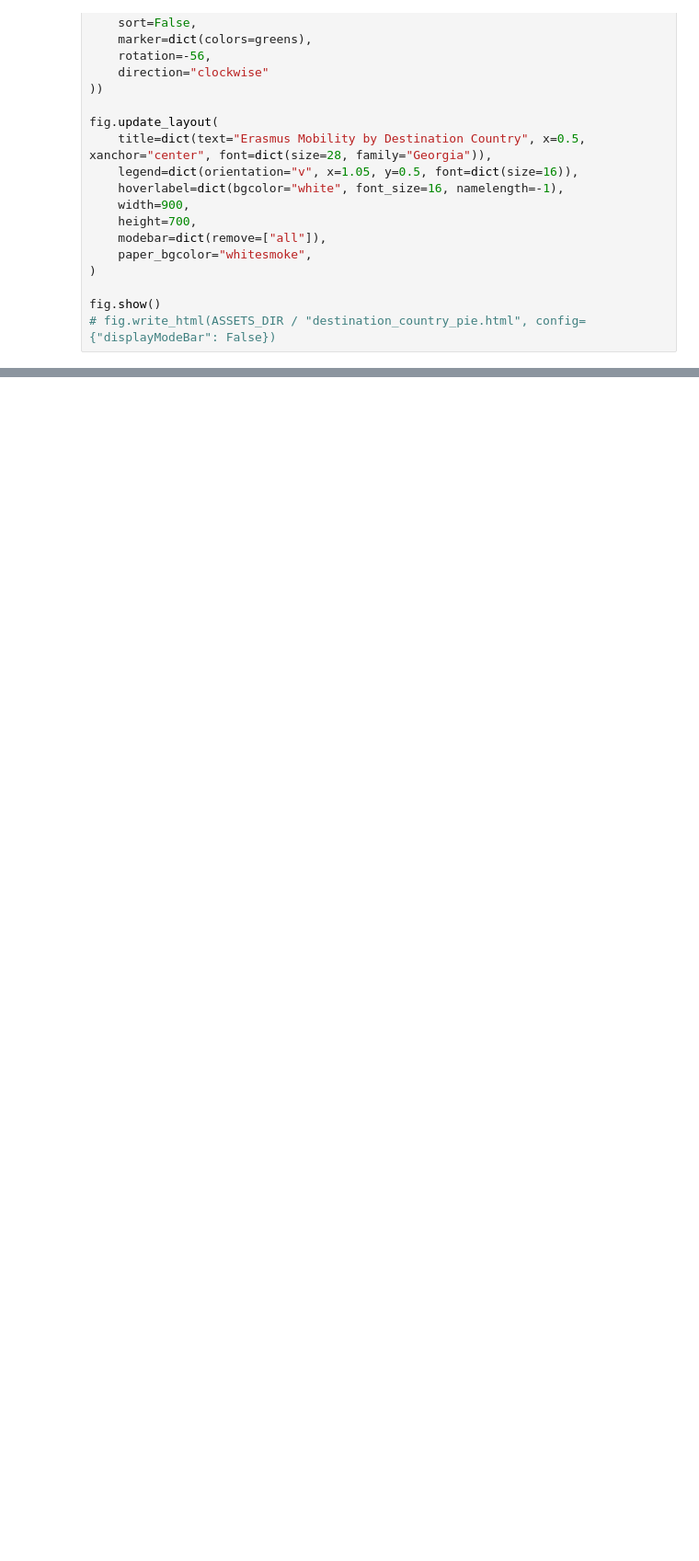
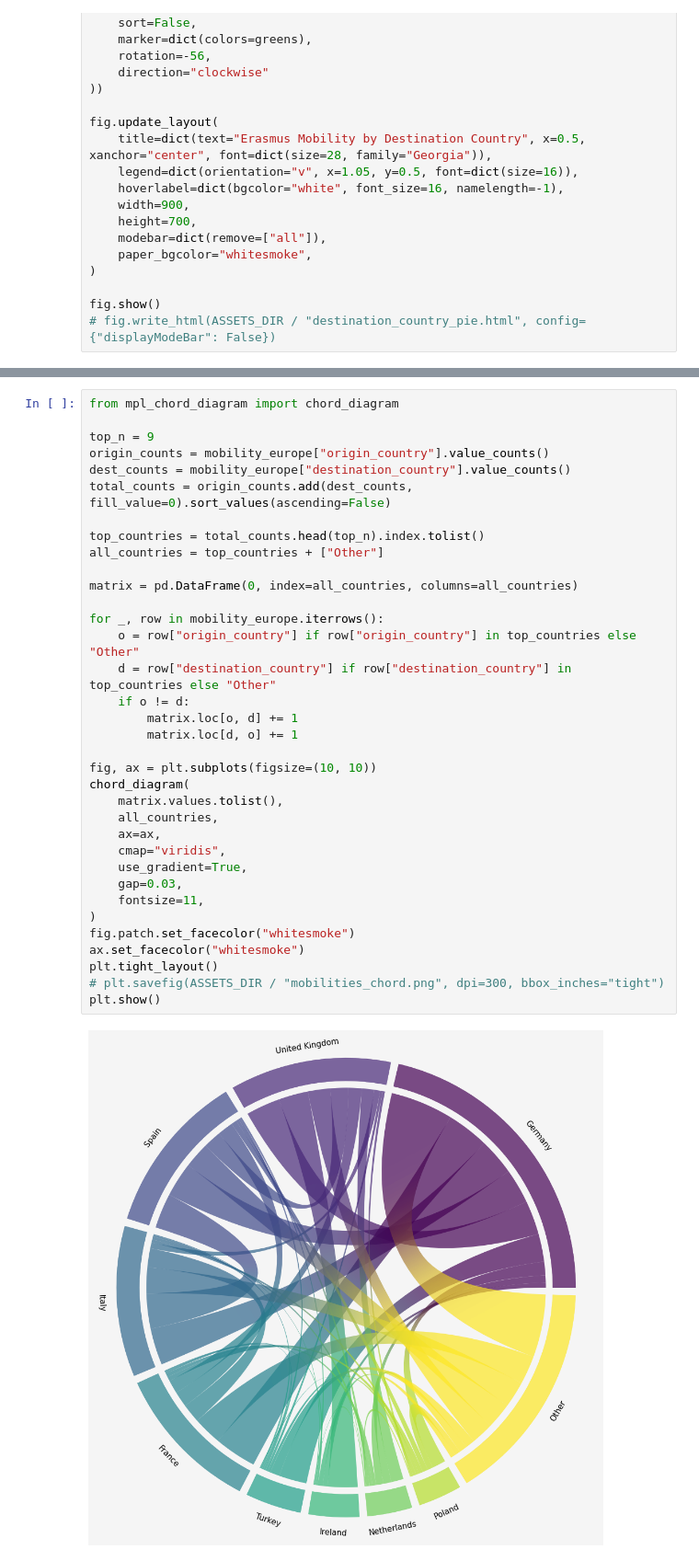
Before and after one commit to VSebastian8/cartography, a Jupyter notebook: portfolio/erasmus.ipynb, the cells around one changed output, grey strips where cells are left out. Shown at 92% size. Drawn from its saved outputs; the diff is of its cells as text; blank space fills up the shorter version.

Commit message:
Portfolio Countries 2

```diff
--- a/portfolio/erasmus.ipynb
+++ b/portfolio/erasmus.ipynb
@@ -310,0 +377,37 @@ fig.show()
+# %%
+from mpl_chord_diagram import chord_diagram
+
+top_n = 9
+origin_counts = mobility_europe["origin_country"].value_counts()
+dest_counts = mobility_europe["destination_country"].value_counts()
+total_counts = origin_counts.add(dest_counts, fill_value=0).sort_values(ascending=False)
+
+top_countries = total_counts.head(top_n).index.tolist()
+all_countries = top_countries + ["Other"]
+
+matrix = pd.DataFrame(0, index=all_countries, columns=all_countries)
+
+for _, row in mobility_europe.iterrows():
+    o = row["origin_country"] if row["origin_country"] in top_countries else "Other"
+    d = row["destination_country"] if row["destination_country"] in top_countries else "Other"
+    if o != d:
+        matrix.loc[o, d] += 1
+        matrix.loc[d, o] += 1
+
+fig, ax = plt.subplots(figsize=(10, 10))
+chord_diagram(
+    matrix.values.tolist(),
+    all_countries,
+    ax=ax,
+    cmap="viridis",
+    use_gradient=True,
+    gap=0.03,
+    fontsize=11,
+)
+fig.patch.set_facecolor("whitesmoke")
+ax.set_facecolor("whitesmoke")
+plt.tight_layout()
+# plt.savefig(ASSETS_DIR / "mobilities_chord.png", dpi=300, bbox_inches="tight")
+plt.show()
+# %% [output]
+[figure, added]
```
Also changed, not shown: parts of 1 cell of this notebook, 4 other files.
